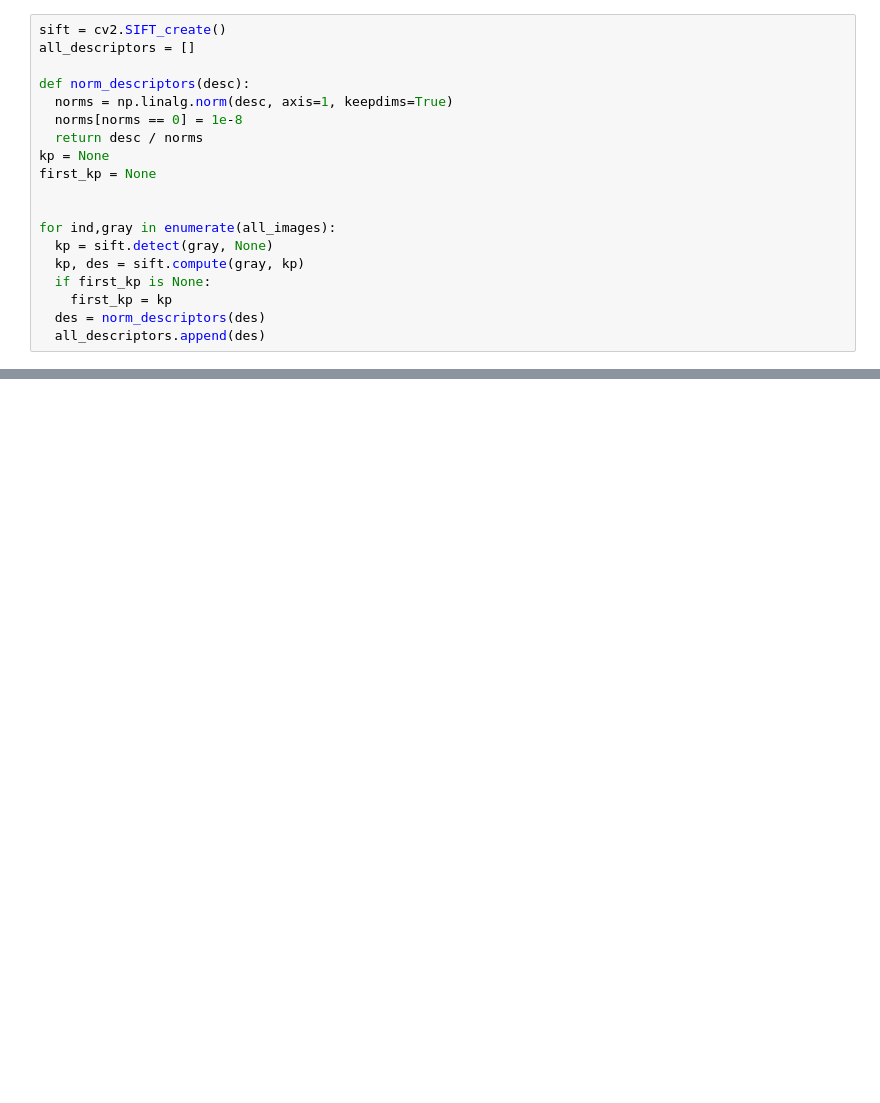
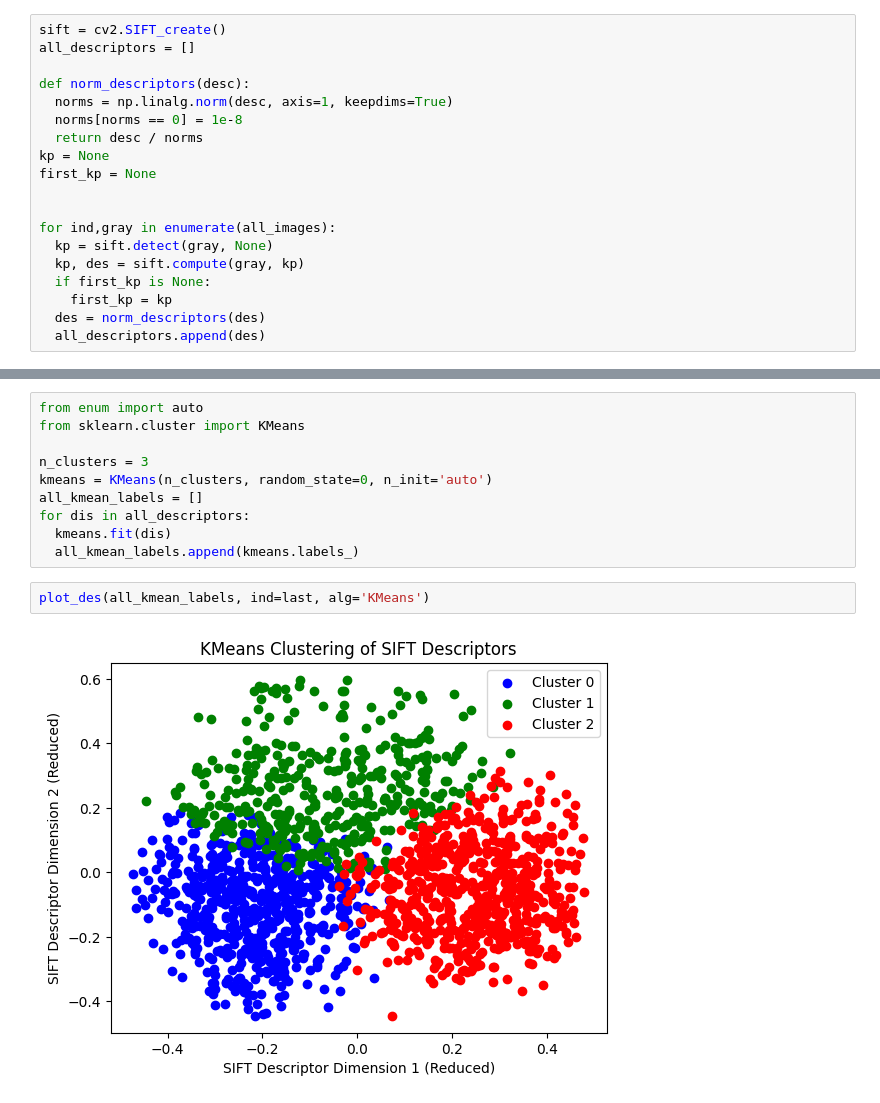
Before and after one commit to lesi-nedo/ISPR_assignments, a Jupyter notebook: Assignment_6_o_nedobiychuk.ipynb, the cells around one changed output, grey strips where cells are left out. Saved outputs shown, nothing was run; the diff lists cells and outputs as text; blank space fills up the shorter version.

```diff
--- a/Assignment_6_o_nedobiychuk.ipynb
+++ b/Assignment_6_o_nedobiychuk.ipynb
@@ -131,0 +136,14 @@ plt.show()
+# %%
+from enum import auto
+from sklearn.cluster import KMeans
+
+n_clusters = 3
+kmeans = KMeans(n_clusters, random_state=0, n_init='auto')
+all_kmean_labels = []
+for dis in all_descriptors:
+  kmeans.fit(dis)
+  all_kmean_labels.append(kmeans.labels_)
+# %%
+plot_des(all_kmean_labels, ind=last, alg='KMeans')
+# %% [output]
+[figure, added]
```
Also changed, not shown: parts of 7 cells of this notebook.
